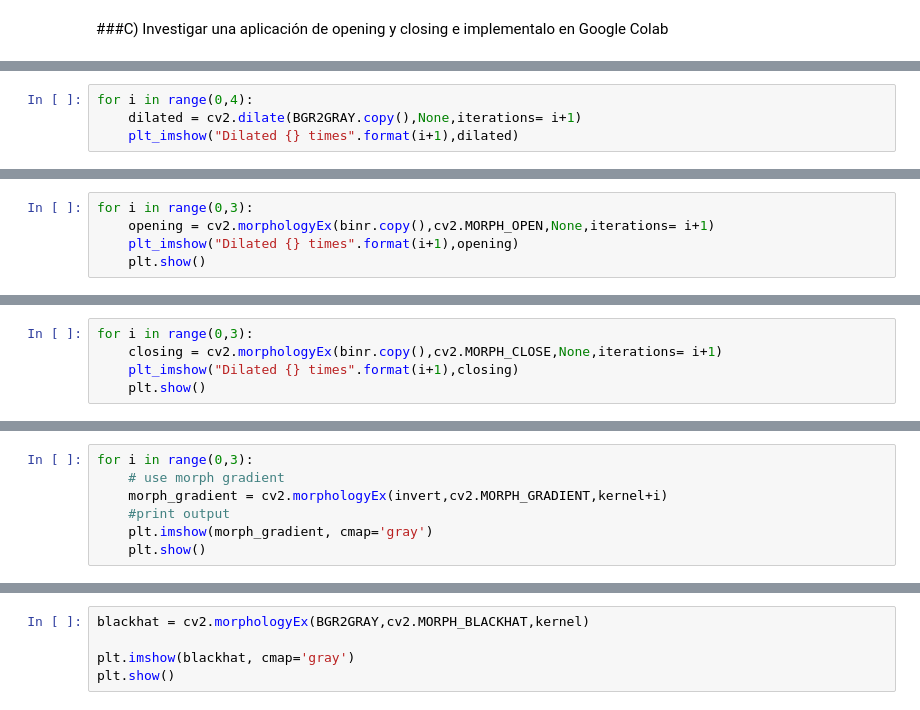
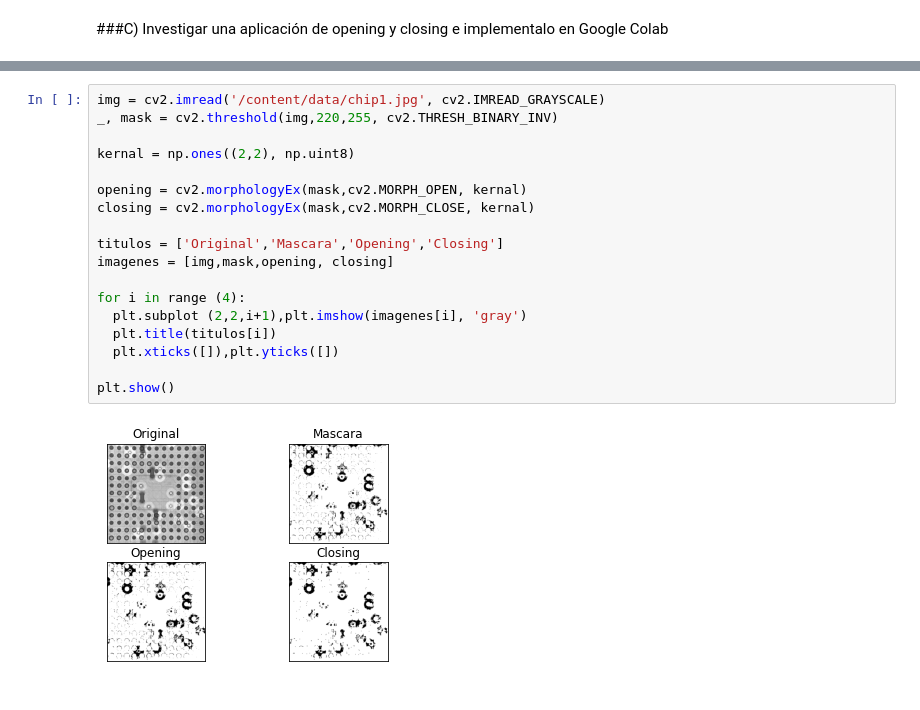
Before and after one commit to A01793546/TC4033-Vision-C-Equipo-3, a Jupyter notebook: 10_morphological_operations.ipynb, the cells around one changed output, grey strips where cells are left out. Drawn from its saved outputs; the diff is of its cells as text.

```diff
--- a/10_morphological_operations.ipynb
+++ b/10_morphological_operations.ipynb
@@ -164,4 +96,0 @@ for i in range(0,3):
-# %%
-for i in range(0,4):
-    dilated = cv2.dilate(BGR2GRAY.copy(),None,iterations= i+1)
-    plt_imshow("Dilated {} times".format(i+1),dilated)
@@ -180,5 +96,0 @@ plt.show()
-# %%
-for i in range(0,3):
-    opening = cv2.morphologyEx(binr.copy(),cv2.MORPH_OPEN,None,iterations= i+1)
-    plt_imshow("Dilated {} times".format(i+1),opening)
-    plt.show()
@@ -197,5 +96,0 @@ plt.show()
-# %%
-for i in range(0,3):
-    closing = cv2.morphologyEx(binr.copy(),cv2.MORPH_CLOSE,None,iterations= i+1)
-    plt_imshow("Dilated {} times".format(i+1),closing)
-    plt.show()
@@ -223,7 +96,0 @@ plt.show()
-# %%
-for i in range(0,3):
-    # use morph gradient
-    morph_gradient = cv2.morphologyEx(invert,cv2.MORPH_GRADIENT,kernel+i)
-    #print output
-    plt.imshow(morph_gradient, cmap='gray')
-    plt.show()
@@ -266,5 +97,20 @@ Output is a difference between input image & opened image
-# %%
-blackhat = cv2.morphologyEx(BGR2GRAY,cv2.MORPH_BLACKHAT,kernel)
-
-plt.imshow(blackhat, cmap='gray')
-plt.show()
+# %%
+img = cv2.imread('/content/data/chip1.jpg', cv2.IMREAD_GRAYSCALE)
+_, mask = cv2.threshold(img,220,255, cv2.THRESH_BINARY_INV)
+
+kernal = np.ones((2,2), np.uint8)
+
+opening = cv2.morphologyEx(mask,cv2.MORPH_OPEN, kernal)
+closing = cv2.morphologyEx(mask,cv2.MORPH_CLOSE, kernal)
+
+titulos = ['Original','Mascara','Opening','Closing']
+imagenes = [img,mask,opening, closing]
+
+for i in range (4):
+  plt.subplot (2,2,i+1),plt.imshow(imagenes[i], 'gray')
+  plt.title(titulos[i])
+  plt.xticks([]),plt.yticks([])
+
+plt.show()
+# %% [output]
+[figure, added]
```
Also changed, not shown: parts of 49 cells of this notebook.
